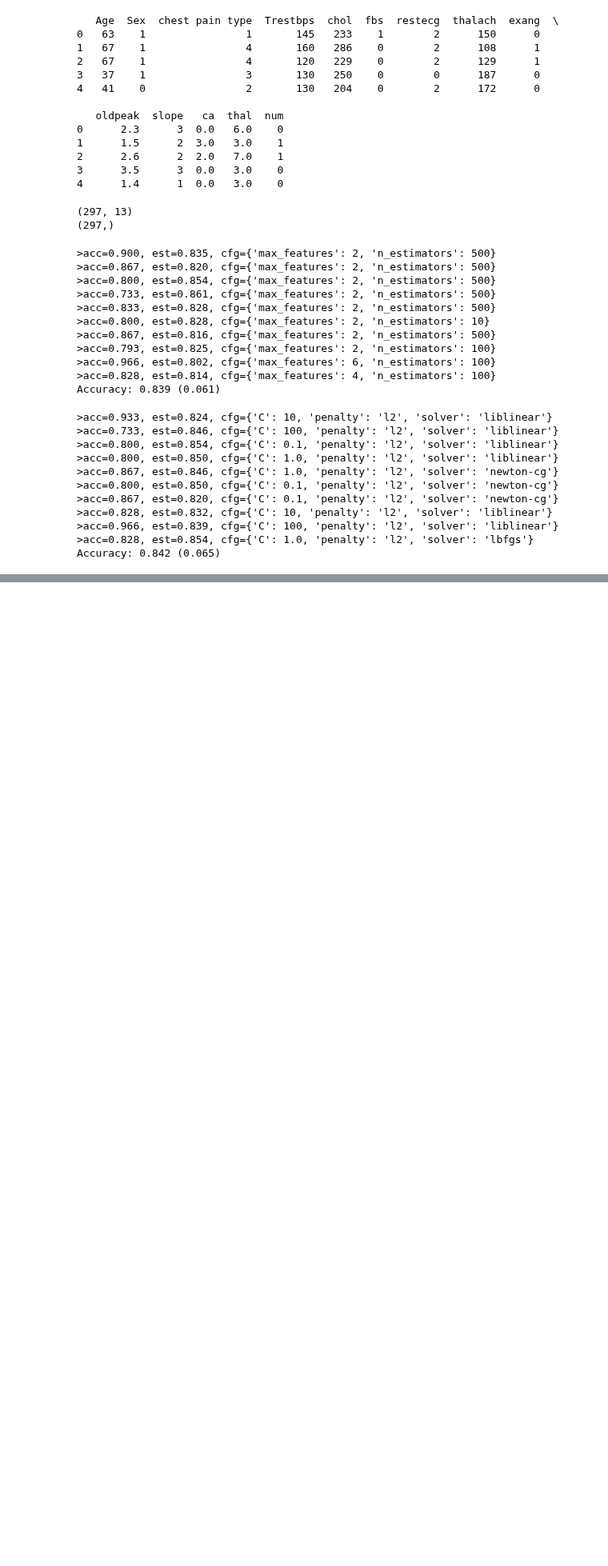
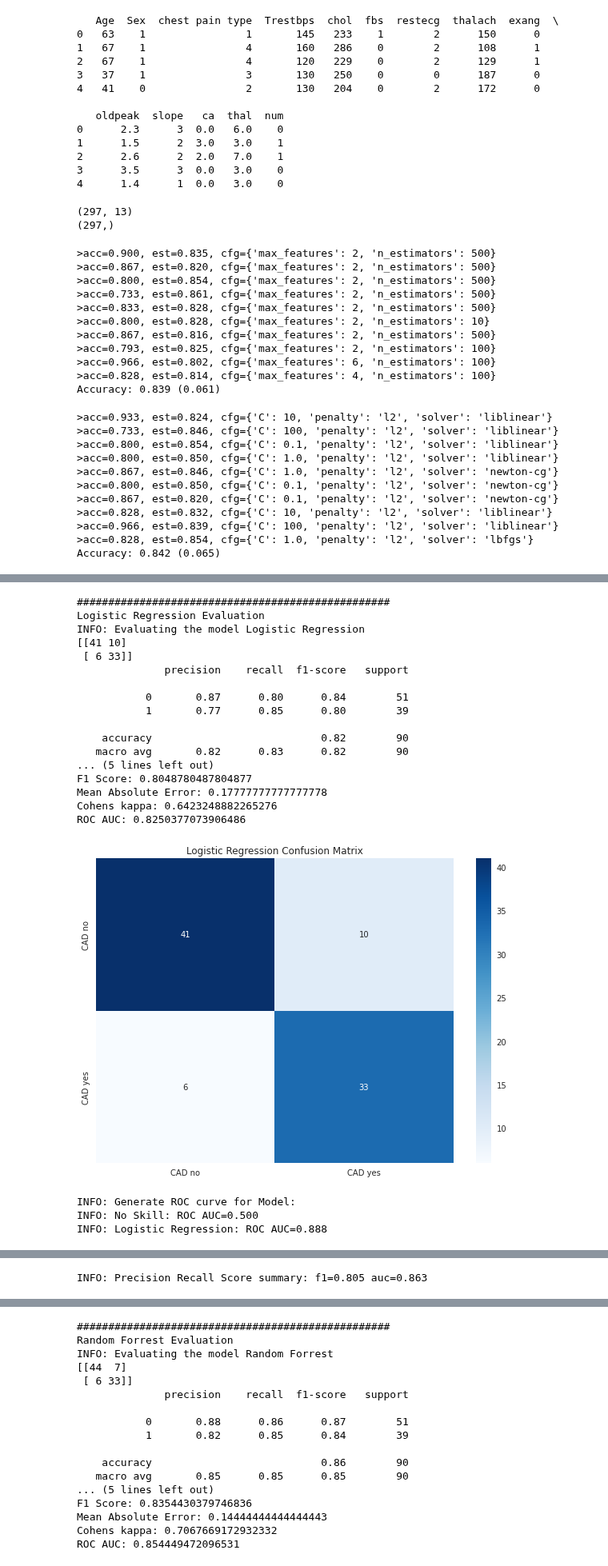
Before and after one commit to bryonbaker/SIT720, a Jupyter notebook: Ass2/SIT720_A2_85031775.ipynb, the cells around one changed output, grey strips where cells are left out. Shown at 80% size. Saved outputs shown, nothing was run; the diff lists cells and outputs as text; code cells hidden in the pictures; blank space fills up the shorter version.

```diff
--- a/Ass2/SIT720_A2_85031775.ipynb
+++ b/Ass2/SIT720_A2_85031775.ipynb
@@ -932,7 +925,7 @@ for train_ix, test_ix in cv_outer.split(X):
 
     # define search space
     space = dict()
-    space['penalty'] = ['l2']     # have left out none because of feedback form previous runs and the fact it generates a ton of incompatable param warnings
+    space['penalty'] = ['none','l2']     # have left out none because of feedback form previous runs and the fact it generates a ton of incompatable param warnings
     space['solver'] = ['newton-cg', 'lbfgs', 'liblinear']
     space['C'] = [100, 10, 1.0, 0.1, 0.01]
 
@@ -958,6 +951,8 @@ for train_ix, test_ix in cv_outer.split(X):
     print('>acc=%.3f, est=%.3f, cfg=%s' % (acc, result.best_score_, result.best_params_))
 # summarize the estimated performance of the model
 print('Accuracy: %.3f (%.3f)' % (mean(outer_results), std(outer_results)))
+
+warnings.filterwarnings('always')
 # %% [output]
 >acc=0.933, est=0.824, cfg={'C': 10, 'penalty': 'l2', 'solver': 'liblinear'}
 >acc=0.733, est=0.846, cfg={'C': 100, 'penalty': 'l2', 'solver': 'liblinear'}
@@ -972,0 +1178,35 @@ Accuracy: 0.842 (0.065)
+# %%
+print("#"*50)
+print("Logistic Regression Evaluation")
+reg_model = LogisticRegression(max_iter=10000, penalty='l2', solver='liblinear')
+evaluate_model("Logistic Regression", reg_model)
+
+print("#"*50)
+
+print("Random Forrest Evaluation")
+forrest_model = RandomForestClassifier( random_state = 1, max_features=2, n_estimators = 1000)
+evaluate_model("Random Forrest", forrest_model)
+
+print("#"*50)
+# %% [output]
+##################################################
+Logistic Regression Evaluation
+INFO: Evaluating the model Logistic Regression
+[[41 10]
+ [ 6 33]]
+              precision    recall  f1-score   support
+
+           0       0.87      0.80      0.84        51
+           1       0.77      0.85      0.80        39
+
+    accuracy                           0.82        90
+   macro avg       0.82      0.83      0.82        90
+... (5 lines left out)
+F1 Score: 0.8048780487804877
+Mean Absolute Error: 0.17777777777777778
+Cohens kappa: 0.6423248882265276
+ROC AUC: 0.8250377073906486
+[figure, added]
+INFO: Generate ROC curve for Model:
+INFO: No Skill: ROC AUC=0.500
+INFO: Logistic Regression: ROC AUC=0.888
@@ -972,0 +1214 @@ Accuracy: 0.842 (0.065)
+INFO: Precision Recall Score summary: f1=0.805 auc=0.863
@@ -972,0 +1216,17 @@ Accuracy: 0.842 (0.065)
+##################################################
+Random Forrest Evaluation
+INFO: Evaluating the model Random Forrest
+[[44  7]
+ [ 6 33]]
+              precision    recall  f1-score   support
+
+           0       0.88      0.86      0.87        51
+           1       0.82      0.85      0.84        39
+
+    accuracy                           0.86        90
+   macro avg       0.85      0.85      0.85        90
+... (5 lines left out)
+F1 Score: 0.8354430379746836
+Mean Absolute Error: 0.14444444444444443
+Cohens kappa: 0.7067669172932332
+ROC AUC: 0.854449472096531
```
Also changed, not shown: parts of 11 cells of this notebook.
